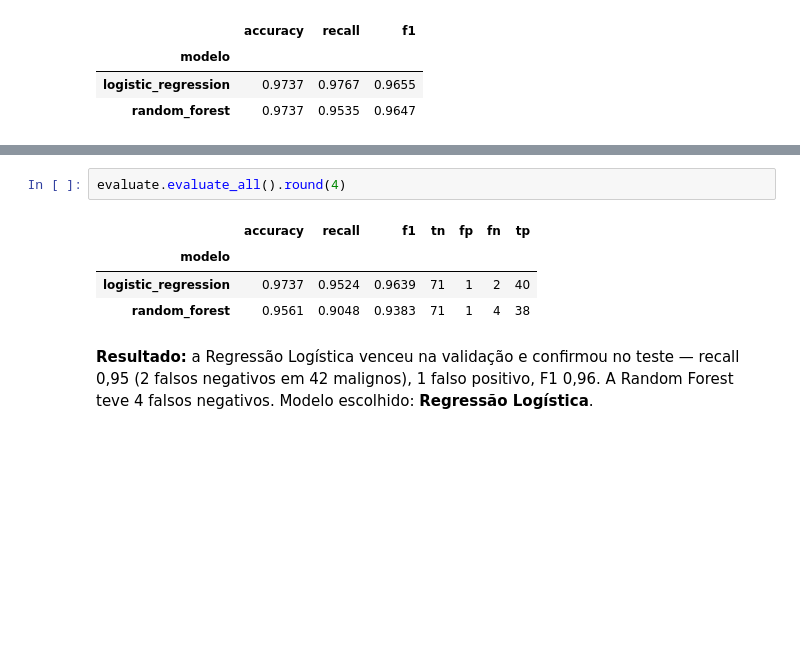
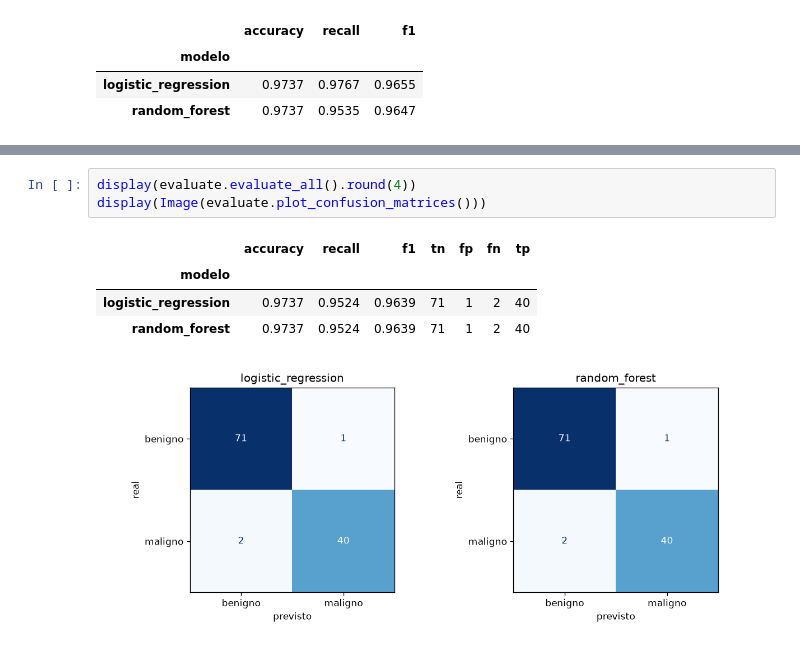
Before and after one commit to GustavoHMS21/postech-tech-challenge-fase1-cancer-mama, a Jupyter notebook: notebooks/analysis.ipynb, the cells around one changed output, grey strips where cells are left out. Drawn from its saved outputs; the diff is of its cells as text; blank space fills up the shorter version.

```diff
--- a/notebooks/analysis.ipynb
+++ b/notebooks/analysis.ipynb
@@ -119,10 +120,9 @@ Accuracy fica como visão geral.
 # %%
-evaluate.evaluate_all().round(4)
+display(evaluate.evaluate_all().round(4))
+display(Image(evaluate.plot_confusion_matrices()))
 # %% [output]
 |  | accuracy | recall | f1 | tn | fp | fn | tp |
 | modelo |  |  |  |  |  |  |  |
 | logistic_regression | 0.9737 | 0.9524 | 0.9639 | 71 | 1 | 2 | 40 |
-| random_forest | 0.9561 | 0.9048 | 0.9383 | 71 | 1 | 4 | 38 |
+| random_forest | 0.9737 | 0.9524 | 0.9639 | 71 | 1 | 2 | 40 |
+[figure, added]
-# %% [markdown]
-**Resultado:** a Regressão Logística venceu na validação e confirmou no teste — recall 0,95 (2 falsos negativos
-em 42 malignos), 1 falso positivo, F1 0,96. A Random Forest teve 4 falsos negativos. Modelo escolhido: **Regressão Logística**.
```
Also changed, not shown: parts of 24 cells of this notebook, 35 other files.
